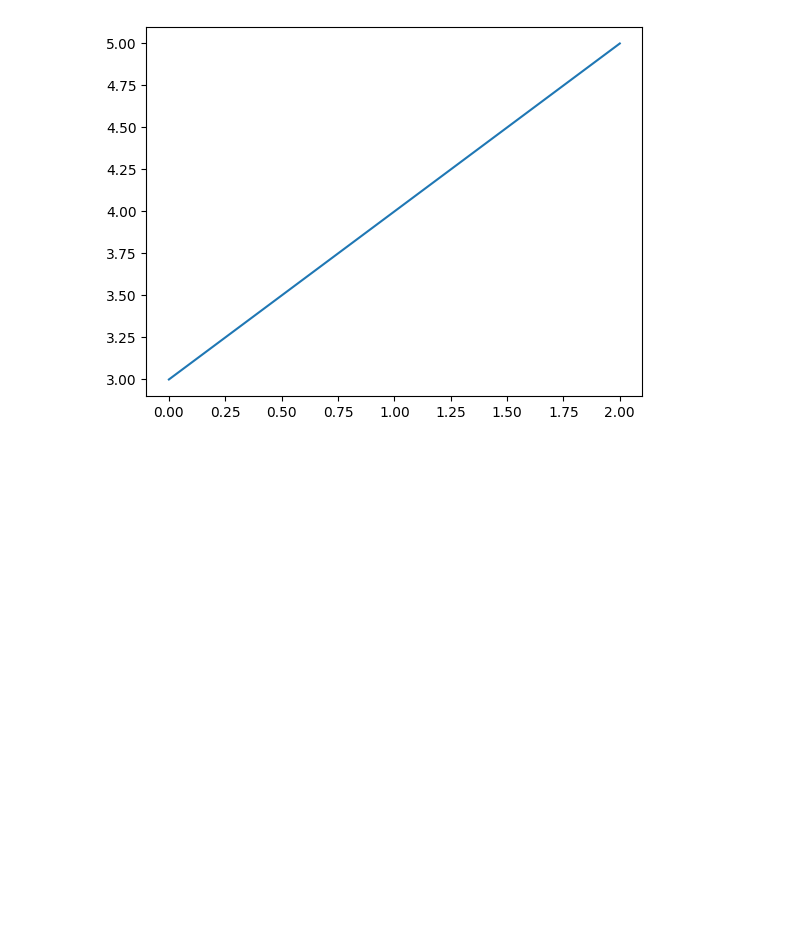
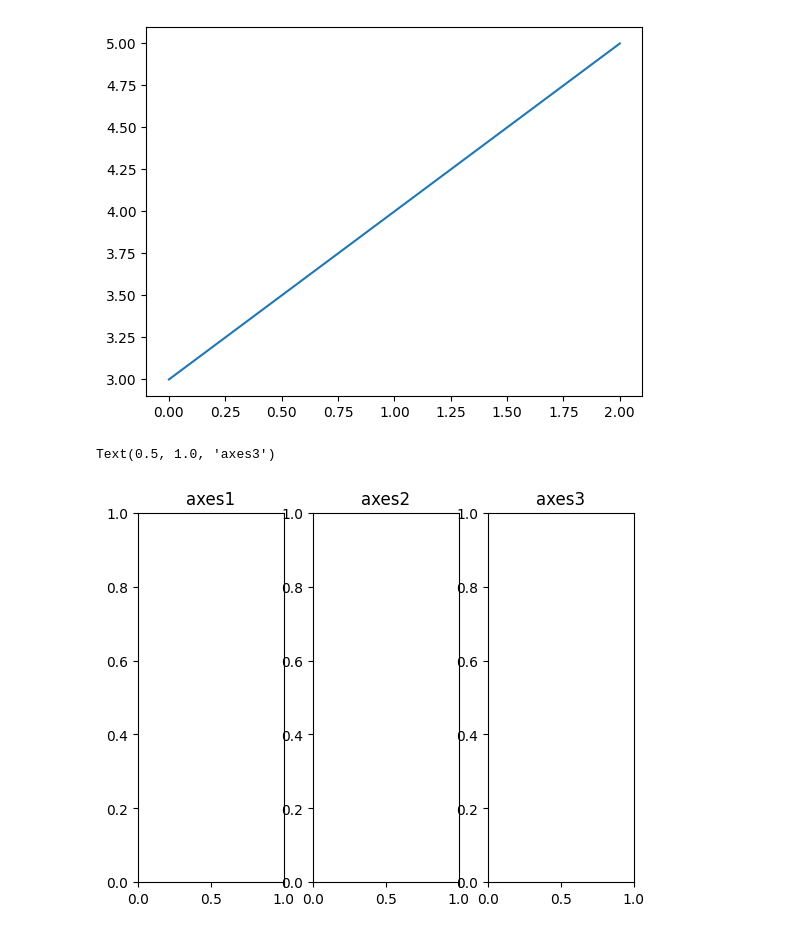
Before and after one commit to cindychou0503/Learning, a Jupyter notebook: 0729.ipynb, the cells around one changed output. Drawn from its saved outputs; the diff is of its cells as text; code cells hidden in the pictures; blank space fills up the shorter version.

```diff
--- a/0729.ipynb
+++ b/0729.ipynb
@@ -23,3 +23,16 @@ ax_1.plot(X,Y)
 plt.show()
 # %% [output]
 [figure]
+# %%
+fig = plt.figure()
+ax_1 = fig.add_subplot(1,3,1)
+ax_1.set_title("axes1")
+
+ax_2 = fig.add_subplot(1,3,2)
+ax_2.set_title("axes2")
+
+ax_3 = fig.add_subplot(1,3,3)
+ax_3.set_title("axes3")
+# %% [output]
+Text(0.5, 1.0, 'axes3')
+[figure, added]
```
